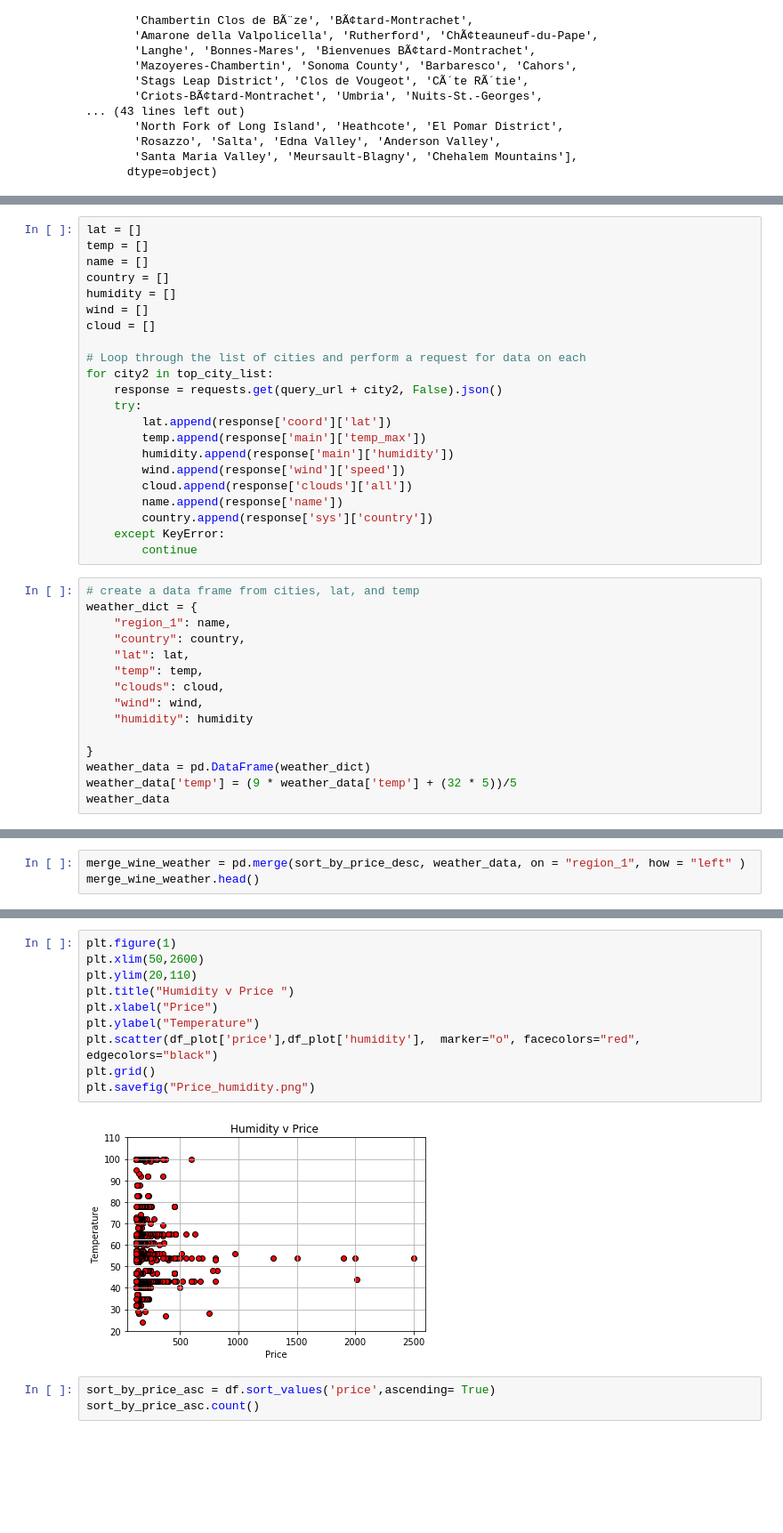
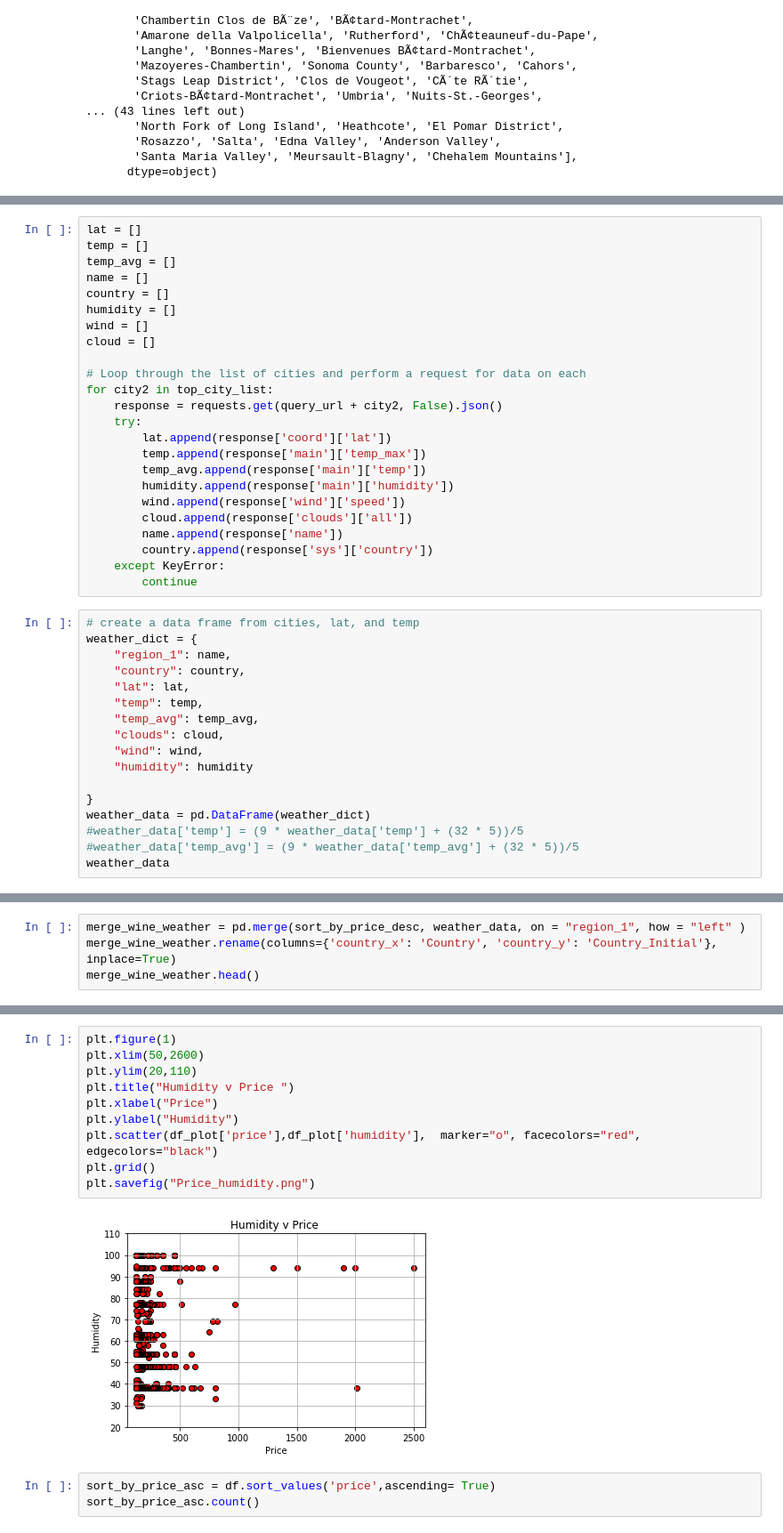
Before and after one commit to sun76779/WineProject, a Jupyter notebook: Weather_Points_Price.ipynb, the cells around one changed output, grey strips where cells are left out. Shown at 89% size. Drawn from its saved outputs; the diff is of its cells as text; blank space fills up the shorter version.

Commit message:
Updated Weather Price Info

```diff
--- a/Weather_Points_Price.ipynb
+++ b/Weather_Points_Price.ipynb
@@ -170,6 +161,7 @@ rtime = datetime.datetime.fromtimestamp(response_json['dt']).strftime('%m-%d-%Y'
 # %%
 lat = []
 temp = []
+temp_avg = []
 name = []
 country = []
 humidity = []
@@ -182,6 +174,7 @@ for city2 in top_city_list:
     try:
         lat.append(response['coord']['lat'])
         temp.append(response['main']['temp_max'])
+        temp_avg.append(response['main']['temp'])
         humidity.append(response['main']['humidity'])
         wind.append(response['wind']['speed'])
         cloud.append(response['clouds']['all'])
@@ -196,12 +189,14 @@ weather_dict = {
     "country": country,
     "lat": lat,
     "temp": temp,
+    "temp_avg": temp_avg,
     "clouds": cloud,
     "wind": wind,
     "humidity": humidity
 
 }
 weather_data = pd.DataFrame(weather_dict)
-weather_data['temp'] = (9 * weather_data['temp'] + (32 * 5))/5
+#weather_data['temp'] = (9 * weather_data['temp'] + (32 * 5))/5
+#weather_data['temp_avg'] = (9 * weather_data['temp_avg'] + (32 * 5))/5
 weather_data
 # %% [output]
@@ -226,4 +221,5 @@ weather_data
 # %%
 merge_wine_weather = pd.merge(sort_by_price_desc, weather_data, on = "region_1", how = "left" )
+merge_wine_weather.rename(columns={'country_x': 'Country', 'country_y': 'Country_Initial'}, inplace=True)
 merge_wine_weather.head()
 # %% [output]
@@ -269,15 +288,15 @@ plt.savefig("Price_Temp.png")
 # %%
 plt.figure(1)
 plt.xlim(50,2600)
 plt.ylim(20,110)
 plt.title("Humidity v Price ")
 plt.xlabel("Price")
-plt.ylabel("Temperature")
+plt.ylabel("Humidity")
 plt.scatter(df_plot['price'],df_plot['humidity'],  marker="o", facecolors="red", edgecolors="black")
 plt.grid()
 plt.savefig("Price_humidity.png")
 # %% [output]
-[figure, old version]
+[figure, new version]
 # %%
 sort_by_price_asc = df.sort_values('price',ascending= True)
 sort_by_price_asc.count()
```
Also changed, not shown: parts of 16 cells of this notebook, 6 other files.
